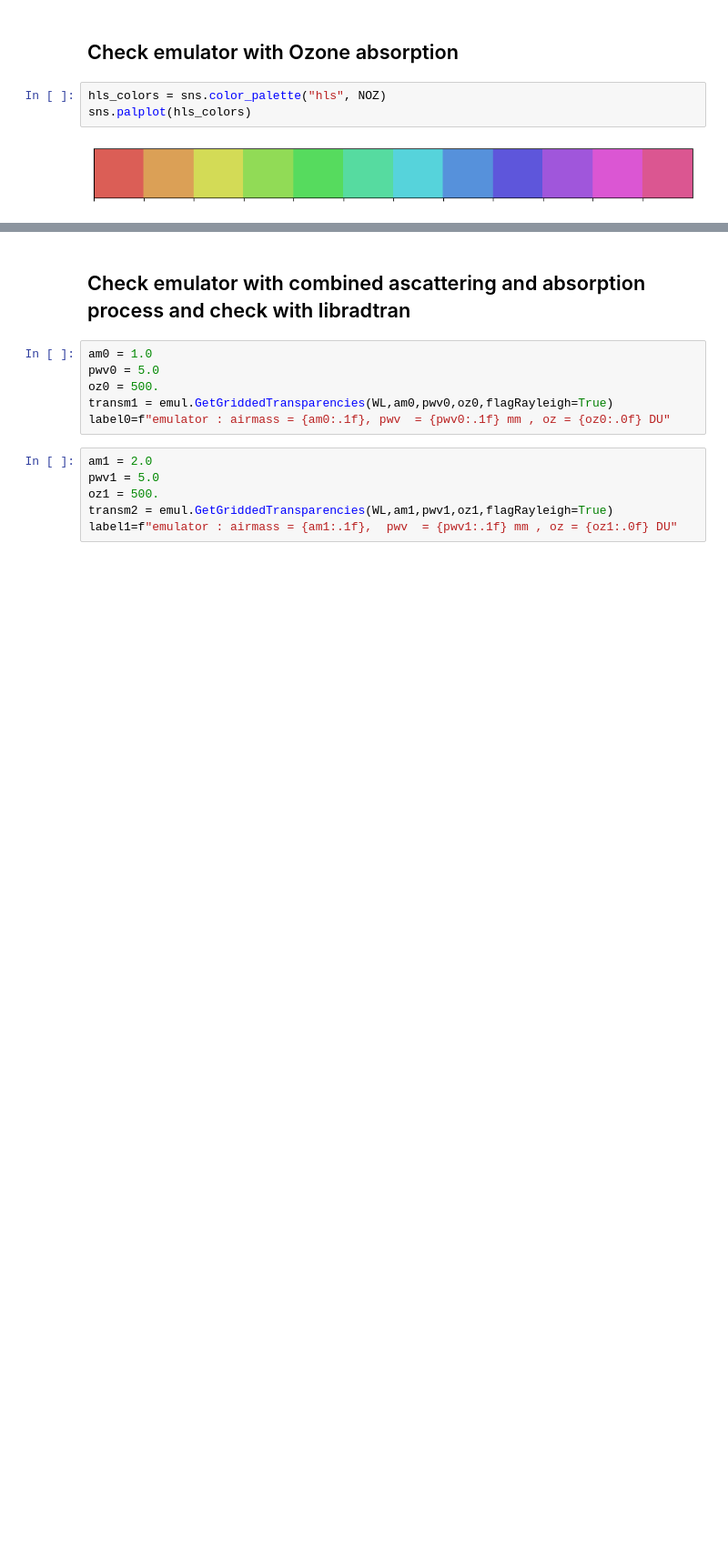
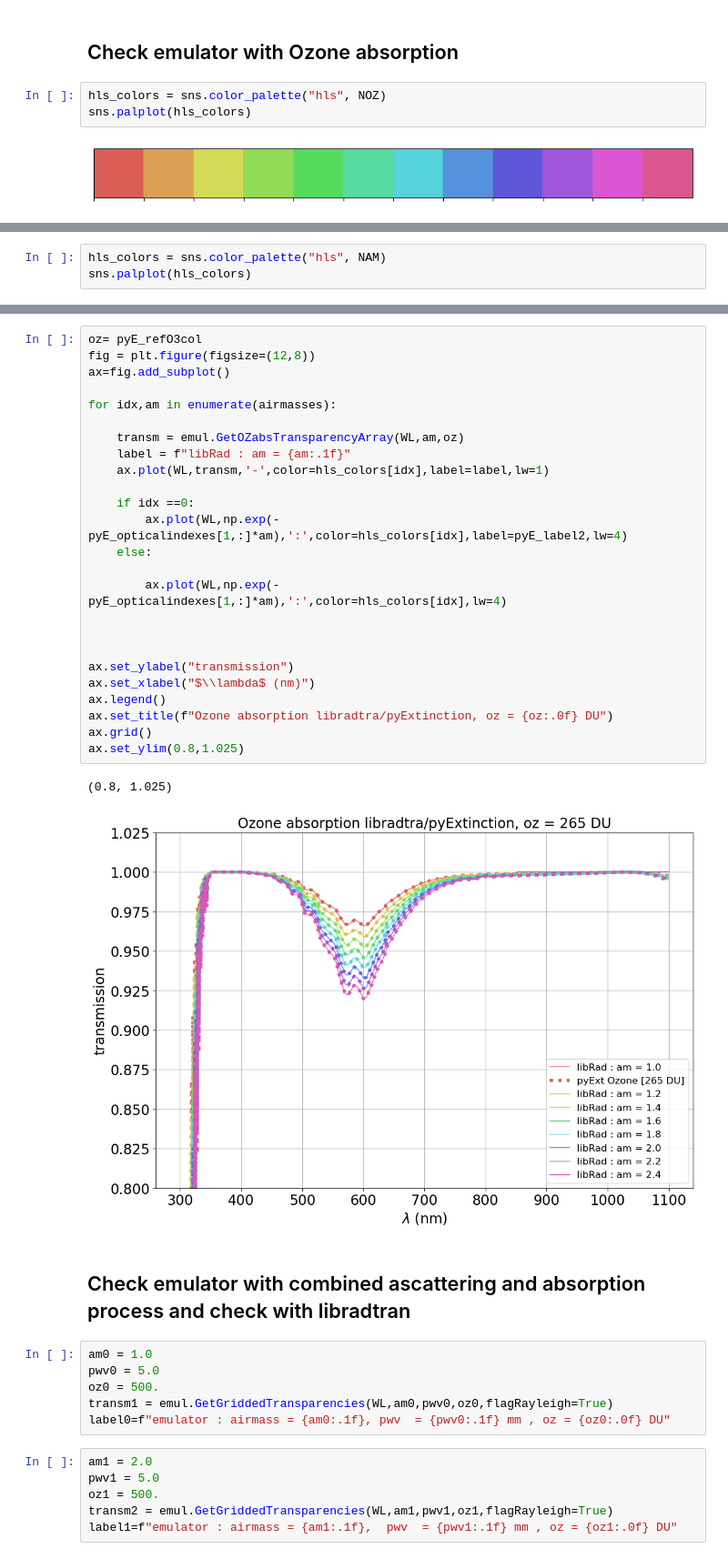
Before and after one commit to sylvielsstfr/AtmEmulator, a Jupyter notebook: SimpleEmulator/Compare_SimpleAtmosphericEmulator_pyExtinction.ipynb, the cells around one changed output, grey strips where cells are left out. Shown at 91% size. Drawn from its saved outputs; the diff is of its cells as text; blank space fills up the shorter version.

```diff
--- a/SimpleEmulator/Compare_SimpleAtmosphericEmulator_pyExtinction.ipynb
+++ b/SimpleEmulator/Compare_SimpleAtmosphericEmulator_pyExtinction.ipynb
@@ -475,0 +480,3 @@ am=1
+# %%
+hls_colors = sns.color_palette("hls", NAM)
+sns.palplot(hls_colors)
@@ -476,3 +498,31 @@ am=1
+# %%
+oz= pyE_refO3col
+fig = plt.figure(figsize=(12,8))
+ax=fig.add_subplot()
+
+for idx,am in enumerate(airmasses):
+
+    transm = emul.GetOZabsTransparencyArray(WL,am,oz)
+    label = f"libRad : am = {am:.1f}"
+    ax.plot(WL,transm,'-',color=hls_colors[idx],label=label,lw=1)
+
+    if idx ==0:
+        ax.plot(WL,np.exp(-pyE_opticalindexes[1,:]*am),':',color=hls_colors[idx],label=pyE_label2,lw=4)
+    else:
+
+        ax.plot(WL,np.exp(-pyE_opticalindexes[1,:]*am),':',color=hls_colors[idx],lw=4)
+
+
+
+ax.set_ylabel("transmission")
+ax.set_xlabel("$\\lambda$ (nm)")
+ax.legend()
+ax.set_title(f"Ozone absorption libradtra/pyExtinction, oz = {oz:.0f} DU")
+ax.grid()
+ax.set_ylim(0.8,1.025)
+# %% [output]
+(0.8, 1.025)
+[figure, added]
 # %% [markdown]
 ## Check emulator with combined ascattering and absorption process and check with libradtran
 # %%
```
Also changed, not shown: parts of 21 cells of this notebook, 3 other files.
